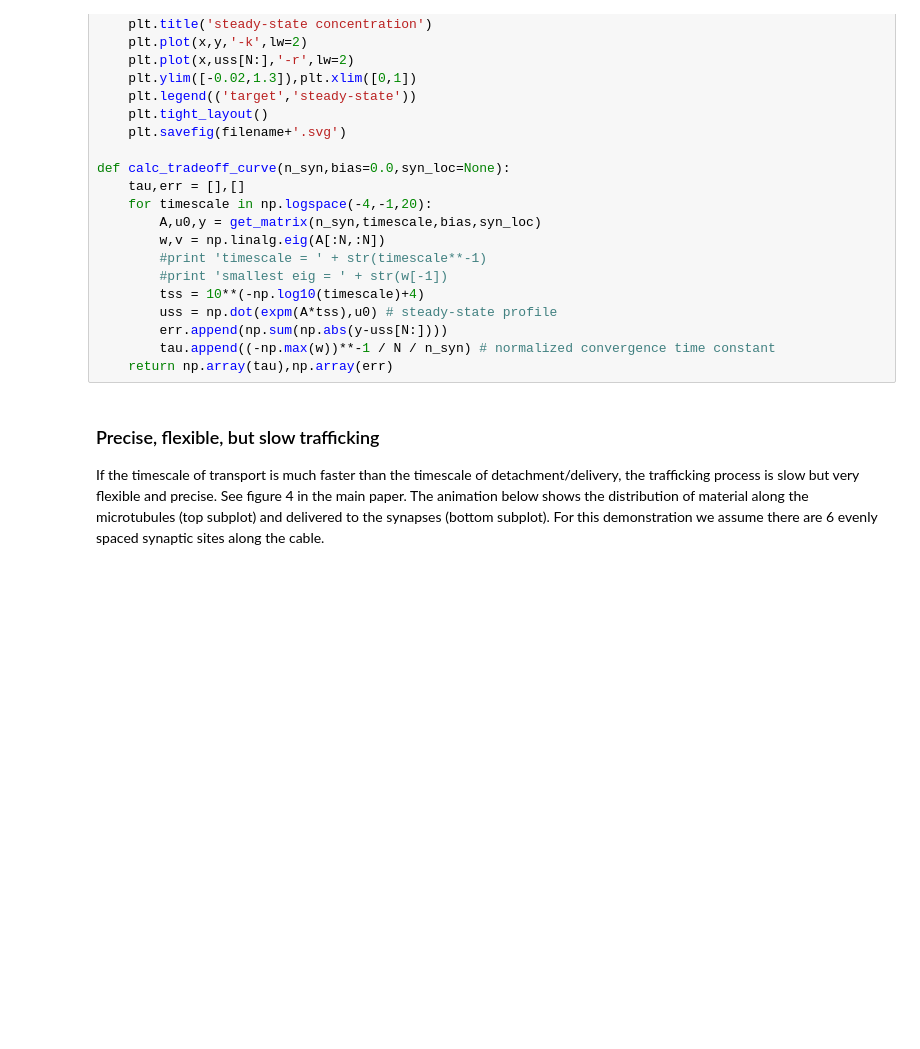
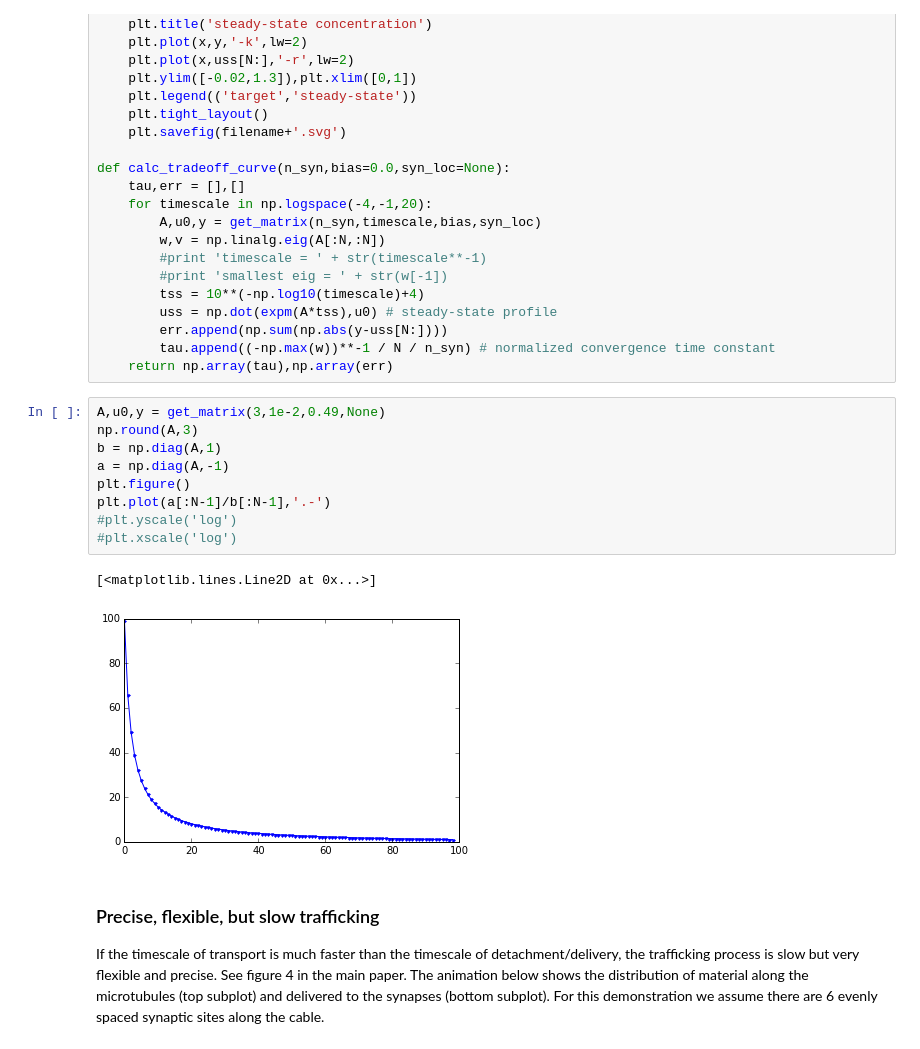
Before and after one commit to toleary/Williams-etal-Synaptic-Transport, a Jupyter notebook: code/06_cable_heterosynaptic/final.ipynb, the cells around one changed output. Cells and saved outputs as stored; diff of their text form; blank space fills up the shorter version.

```diff
--- a/code/06_cable_heterosynaptic/final.ipynb
+++ b/code/06_cable_heterosynaptic/final.ipynb
@@ -116,6 +116,18 @@ def calc_tradeoff_curve(n_syn,bias=0.0,syn_loc=None):
         err.append(np.sum(np.abs(y-uss[N:])))
         tau.append((-np.max(w))**-1 / N / n_syn) # normalized convergence time constant
     return np.array(tau),np.array(err)
+# %%
+A,u0,y = get_matrix(3,1e-2,0.49,None)
+np.round(A,3)
+b = np.diag(A,1)
+a = np.diag(A,-1)
+plt.figure()
+plt.plot(a[:N-1]/b[:N-1],'.-')
+#plt.yscale('log')
+#plt.xscale('log')
+# %% [output]
+[<matplotlib.lines.Line2D at 0x...>]
+[figure, added]
 # %% [markdown]
 ### Precise, flexible, but slow trafficking
 
```
Also changed, not shown: 1 other file.
